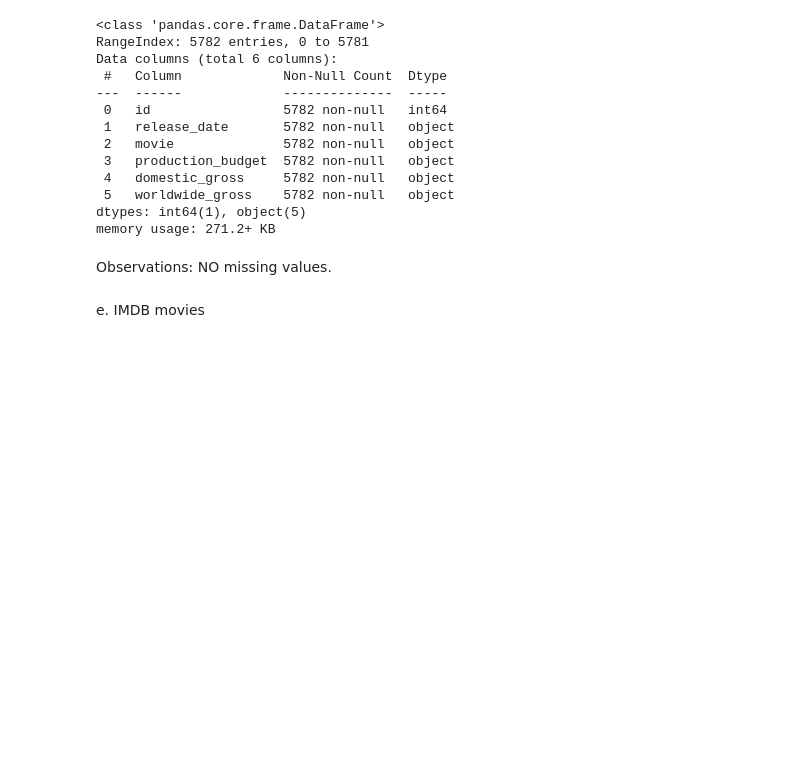
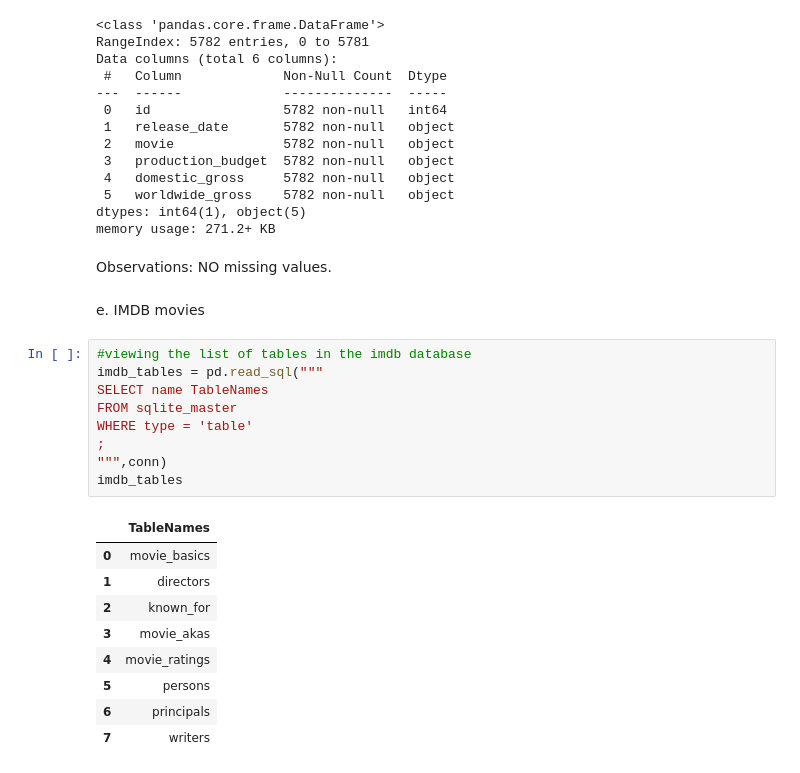
Before and after one commit to Collinskanyiri/DSC-Phase-1-project, a Jupyter notebook: student.ipynb, the cells around one changed output. Saved outputs shown, nothing was run; the diff lists cells and outputs as text; blank space fills up the shorter version.

```diff
--- a/student.ipynb
+++ b/student.ipynb
@@ -304,3 +304,22 @@ Observations:
 NO missing values.
 # %% [markdown]
 e. IMDB movies
+# %%
+#viewing the list of tables in the imdb database
+imdb_tables = pd.read_sql("""
+SELECT name TableNames
+FROM sqlite_master
+WHERE type = 'table'
+;
+""",conn)
+imdb_tables
+# %% [output]
+|  | TableNames |
+| 0 | movie_basics |
+| 1 | directors |
+| 2 | known_for |
+| 3 | movie_akas |
+| 4 | movie_ratings |
+| 5 | persons |
+| 6 | principals |
+| 7 | writers |
```
Also changed, not shown: parts of 15 cells of this notebook.
